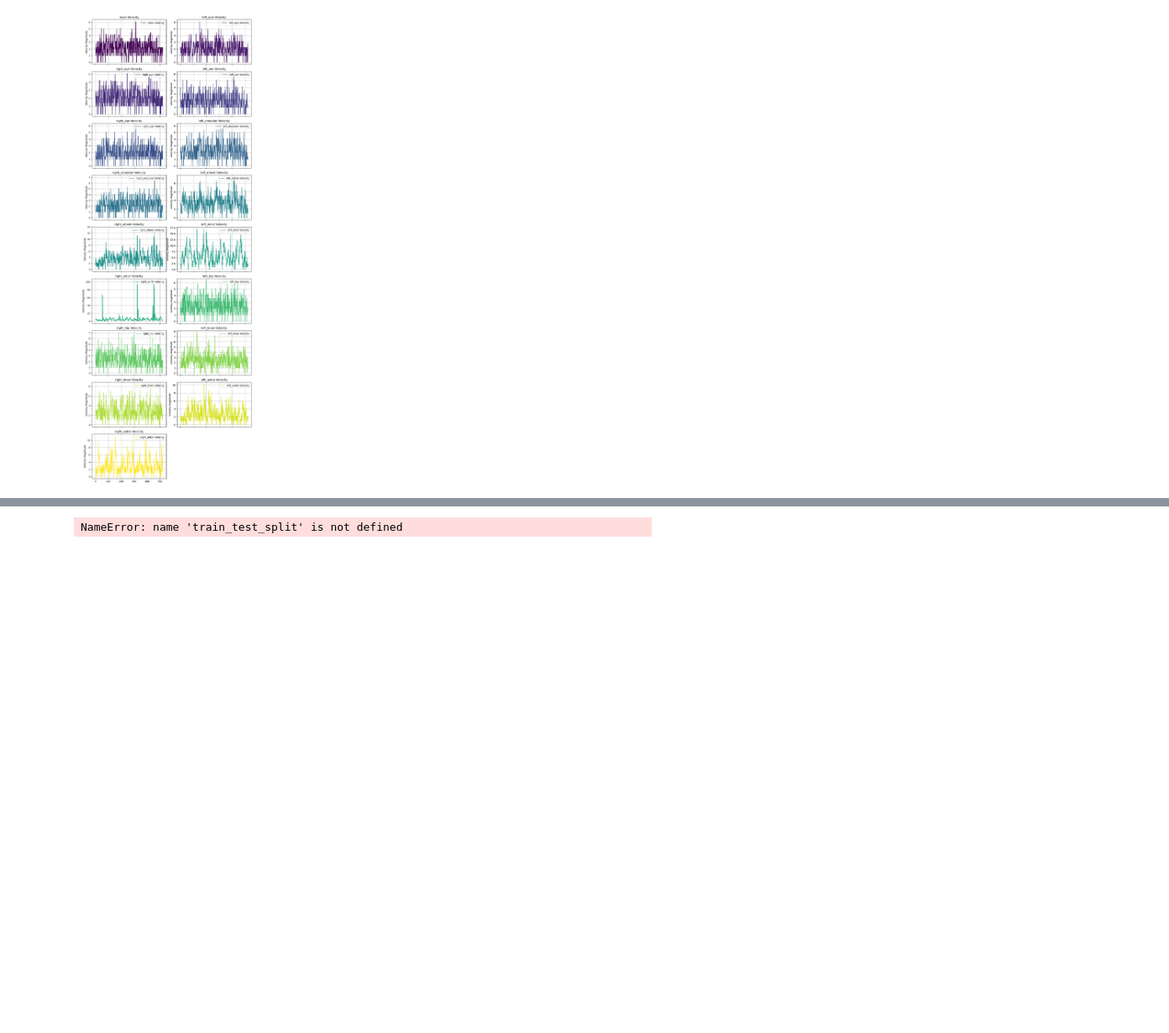
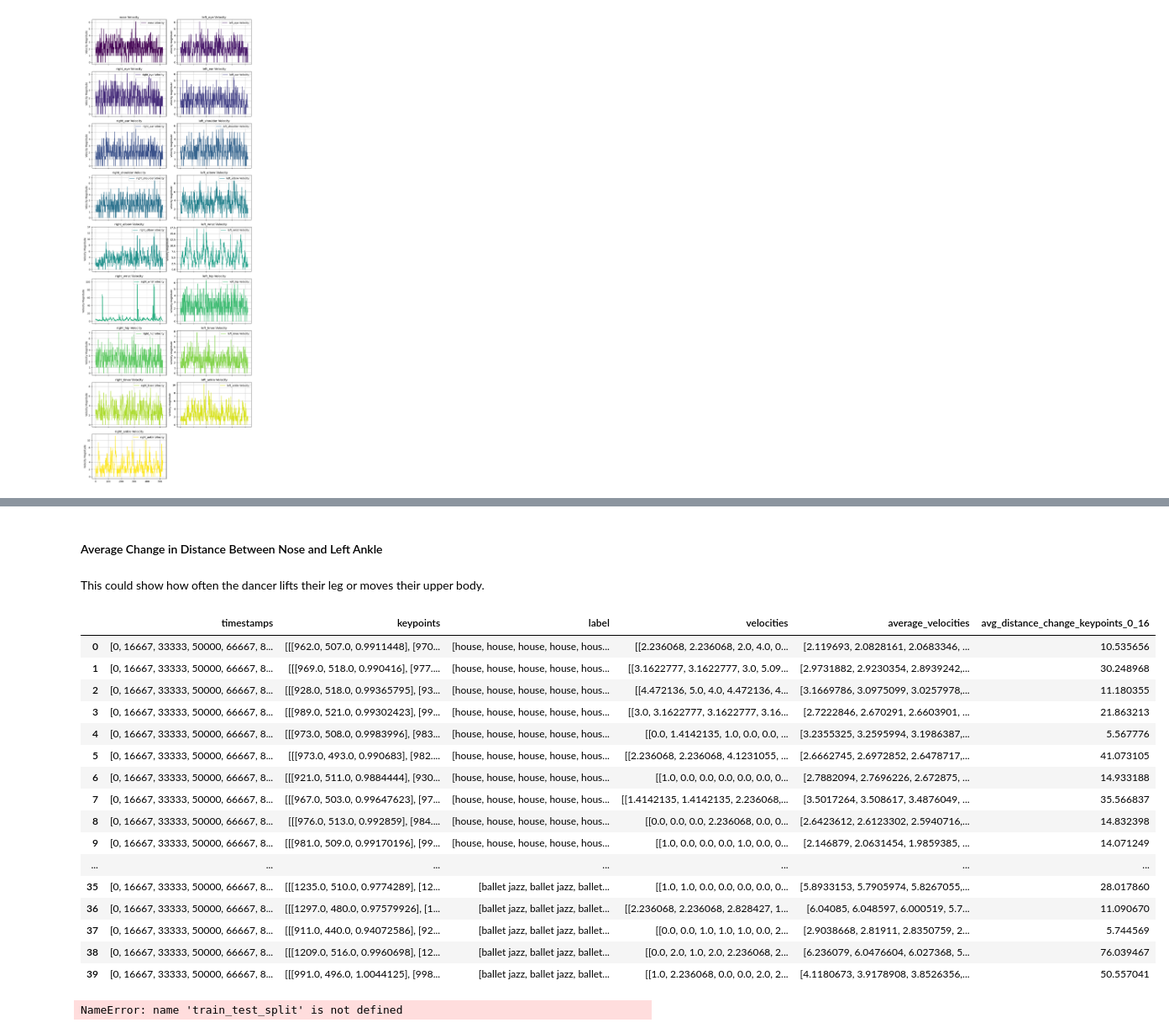
Before and after one commit to kunathmi/cmse492_project, a Jupyter notebook: notebooks/02_data_preprocessing.ipynb, the cells around one changed output, grey strips where cells are left out. Shown at 84% size. Drawn from its saved outputs; the diff is of its cells as text; code cells hidden in the pictures; blank space fills up the shorter version.

```diff
--- a/notebooks/02_data_preprocessing.ipynb
+++ b/notebooks/02_data_preprocessing.ipynb
@@ -194,3 +212,43 @@ df
+# %% [markdown]
+#### Average Change in Distance Between Nose and Left Ankle
+# %% [markdown]
+This could show how often the dancer lifts their leg or moves their upper body.
+# %%
+# Calculate the average difference between keypoints at index 0 and index 16 for each sample.
+
+# Step 1: Define a function to calculate the Euclidean distance between two points.
+def calculate_distance(point1, point2):
+    point1_xy = np.array(point1[:2])  # Extract [x, y] for point1
+    point2_xy = np.array(point2[:2])  # Extract [x, y] for point2
+    return np.linalg.norm(point2_xy - point1_xy)  # Compute Euclidean distance
+
+# Step 2: Define a function to calculate the average change in distance.
+def calculate_avg_distance_change(keypoints):
+    keypoint_0 = keypoints[0]
+    keypoint_16 = keypoints[16]
+    return calculate_distance(keypoint_0, keypoint_16)  # Compute distance between keypoints 0 and 16
+
+# Step 3: Apply the function to the 'keypoints' column to calculate distance change for each sample.
+df['avg_distance_change_keypoints_0_16'] = df['keypoints'].apply(calculate_avg_distance_change)
+df
+# %% [output]
+|  | timestamps | keypoints | label | velocities | average_velocities | avg_distance_change_keypoints_0_16 |
+| 0 | [0, 16667, 33333, 50000, 66667, 8... | [[[962.0, 507.0, 0.9911448], [970... | [house, house, house, house, hous... | [[2.236068, 2.236068, 2.0, 4.0, 0... | [2.119693, 2.0828161, 2.0683346, ... | 10.535656 |
+| 1 | [0, 16667, 33333, 50000, 66667, 8... | [[[969.0, 518.0, 0.990416], [977.... | [house, house, house, house, hous... | [[3.1622777, 3.1622777, 3.0, 5.09... | [2.9731882, 2.9230354, 2.8939242,... | 30.248968 |
+| 2 | [0, 16667, 33333, 50000, 66667, 8... | [[[928.0, 518.0, 0.99365795], [93... | [house, house, house, house, hous... | [[4.472136, 5.0, 4.0, 4.472136, 4... | [3.1669786, 3.0975099, 3.0257978,... | 11.180355 |
+| 3 | [0, 16667, 33333, 50000, 66667, 8... | [[[989.0, 521.0, 0.99302423], [99... | [house, house, house, house, hous... | [[3.0, 3.1622777, 3.1622777, 3.16... | [2.7222846, 2.670291, 2.6603901, ... | 21.863213 |
+| 4 | [0, 16667, 33333, 50000, 66667, 8... | [[[973.0, 508.0, 0.9983996], [983... | [house, house, house, house, hous... | [[0.0, 1.4142135, 1.0, 0.0, 0.0, ... | [3.2355325, 3.2595994, 3.1986387,... | 5.567776 |
+| 5 | [0, 16667, 33333, 50000, 66667, 8... | [[[973.0, 493.0, 0.990683], [982.... | [house, house, house, house, hous... | [[2.236068, 2.236068, 4.1231055, ... | [2.6662745, 2.6972852, 2.6478717,... | 41.073105 |
+| 6 | [0, 16667, 33333, 50000, 66667, 8... | [[[921.0, 511.0, 0.9884444], [930... | [house, house, house, house, hous... | [[1.0, 0.0, 0.0, 0.0, 0.0, 0.0, 0... | [2.7882094, 2.7696226, 2.672875, ... | 14.933188 |
+| 7 | [0, 16667, 33333, 50000, 66667, 8... | [[[967.0, 503.0, 0.99647623], [97... | [house, house, house, house, hous... | [[1.4142135, 1.4142135, 2.236068,... | [3.5017264, 3.508617, 3.4876049, ... | 35.566837 |
+| 8 | [0, 16667, 33333, 50000, 66667, 8... | [[[976.0, 513.0, 0.992859], [984.... | [house, house, house, house, hous... | [[0.0, 0.0, 0.0, 2.236068, 0.0, 0... | [2.6423612, 2.6123302, 2.5940716,... | 14.832398 |
+| 9 | [0, 16667, 33333, 50000, 66667, 8... | [[[981.0, 509.0, 0.99170196], [99... | [house, house, house, house, hous... | [[1.0, 0.0, 0.0, 0.0, 1.0, 0.0, 0... | [2.146879, 2.0631454, 1.9859385, ... | 14.071249 |
+| ... | ... | ... | ... | ... | ... | ... |
+| 35 | [0, 16667, 33333, 50000, 66667, 8... | [[[1235.0, 510.0, 0.9774289], [12... | [ballet jazz, ballet jazz, ballet... | [[1.0, 1.0, 0.0, 0.0, 0.0, 0.0, 0... | [5.8933153, 5.7905974, 5.8267055,... | 28.017860 |
+| 36 | [0, 16667, 33333, 50000, 66667, 8... | [[[1297.0, 480.0, 0.97579926], [1... | [ballet jazz, ballet jazz, ballet... | [[2.236068, 2.236068, 2.828427, 1... | [6.04085, 6.048597, 6.000519, 5.7... | 11.090670 |
+| 37 | [0, 16667, 33333, 50000, 66667, 8... | [[[911.0, 440.0, 0.94072586], [92... | [ballet jazz, ballet jazz, ballet... | [[0.0, 0.0, 1.0, 1.0, 1.0, 0.0, 2... | [2.9038668, 2.81911, 2.8350759, 2... | 5.744569 |
+| 38 | [0, 16667, 33333, 50000, 66667, 8... | [[[1209.0, 516.0, 0.9960698], [12... | [ballet jazz, ballet jazz, ballet... | [[0.0, 2.0, 1.0, 2.0, 2.236068, 2... | [6.236079, 6.0476604, 6.027368, 5... | 76.039467 |
+| 39 | [0, 16667, 33333, 50000, 66667, 8... | [[[991.0, 496.0, 1.0044125], [998... | [ballet jazz, ballet jazz, ballet... | [[1.0, 2.236068, 0.0, 0.0, 2.0, 2... | [4.1180673, 3.9178908, 3.8526356,... | 50.557041 |
 # %%
 import numpy as np
 X = df[['keypoints', 'timestamps']]  # Features (keypoints and timestamps)
```
Also changed, not shown: parts of 5 cells of this notebook.
